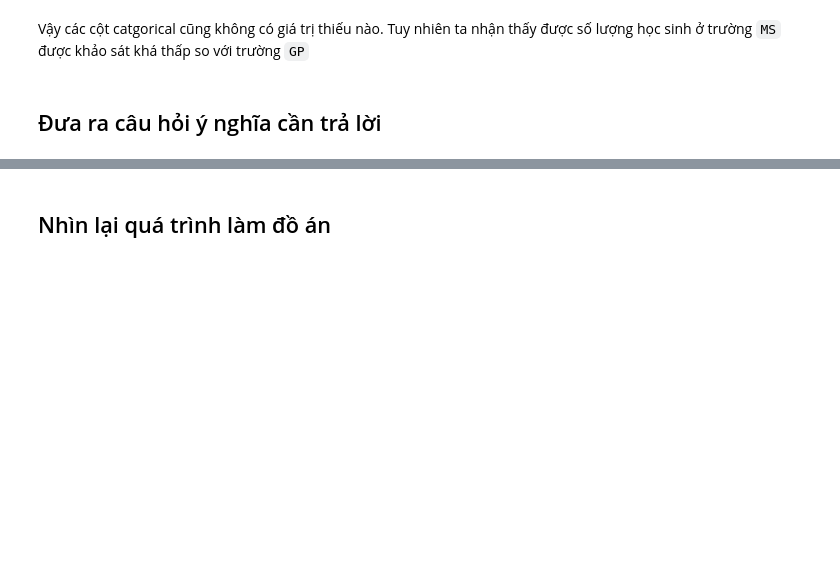
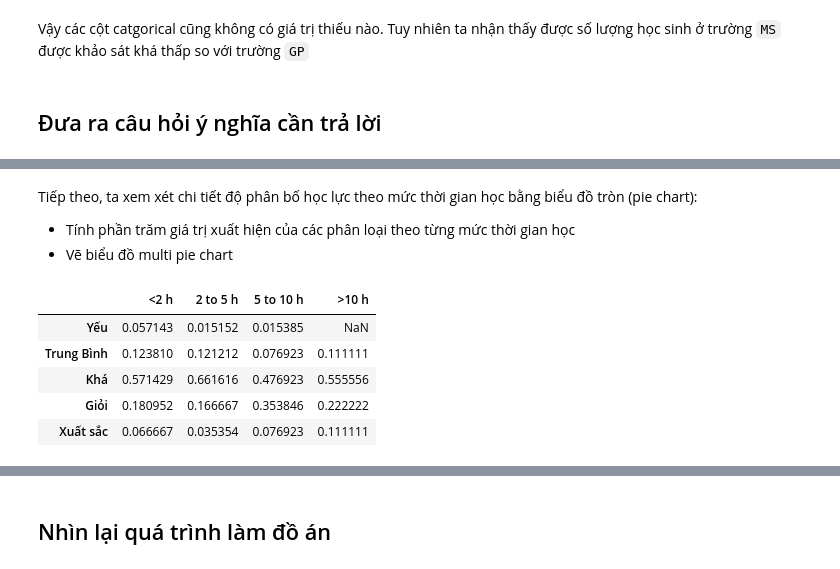
Before and after one commit to hotranvietcuong2001/P4DS_CQ19_FinalProject, a Jupyter notebook: student_performance.ipynb, the cells around one changed output, grey strips where cells are left out. Saved outputs shown, nothing was run; the diff lists cells and outputs as text; code cells hidden in the pictures; blank space fills up the shorter version.

```diff
--- a/student_performance.ipynb
+++ b/student_performance.ipynb
@@ -286,0 +409,18 @@ Vậy các cột catgorical cũng không có giá trị thiếu nào. Tuy nhiên
+# %% [markdown]
+Tiếp theo, ta xem xét chi tiết độ phân bố học lực theo mức thời gian học bằng biểu đồ tròn (pie chart):
+- Tính phần trăm giá trị xuất hiện của các phân loại theo từng mức thời gian học
+- Vẽ biểu đồ multi pie chart
+# %%
+result = pd.DataFrame(index=[0,1,2,3,4])
+for i in range(1,5):
+    result[i] = (df[df['studytime']==i]['score'].value_counts(normalize=True))
+result = result.rename(index={0: "Yếu", 1: "Trung Bình", 2: "Khá", 3:"Giỏi", 4:"Xuất sắc"})
+result = result.rename(columns={1:"<2 h",2: "2 to 5 h",3:"5 to 10 h",4:">10 h"})
+result
+# %% [output]
+|  | <2 h | 2 to 5 h | 5 to 10 h | >10 h |
+| Yếu | 0.057143 | 0.015152 | 0.015385 | NaN |
+| Trung Bình | 0.123810 | 0.121212 | 0.076923 | 0.111111 |
+| Khá | 0.571429 | 0.661616 | 0.476923 | 0.555556 |
+| Giỏi | 0.180952 | 0.166667 | 0.353846 | 0.222222 |
+| Xuất sắc | 0.066667 | 0.035354 | 0.076923 | 0.111111 |
```
Also changed, not shown: parts of 21 cells of this notebook.
